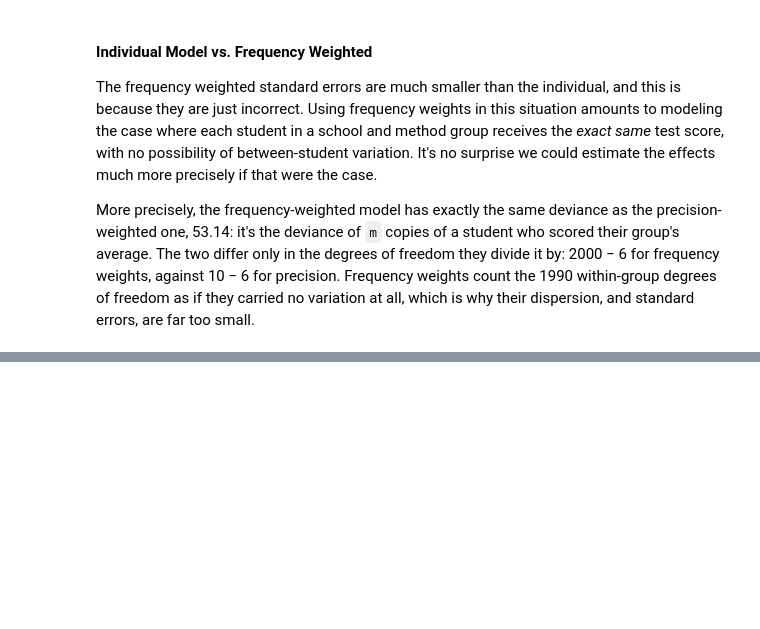
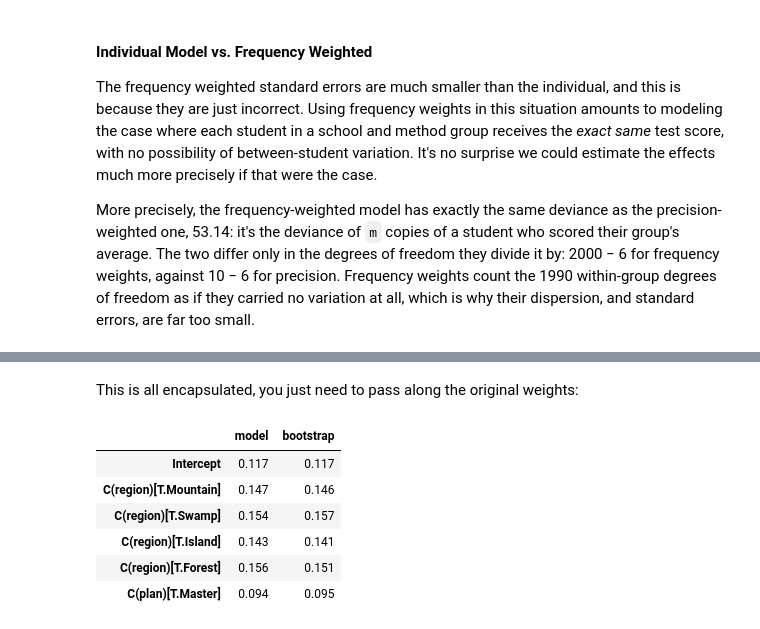
Before and after one commit to madrury/py-glm, a Jupyter notebook: examples/04-weights.ipynb, the cells around one changed output, grey strips where cells are left out. Saved outputs shown, nothing was run; the diff lists cells and outputs as text; code cells hidden in the pictures; blank space fills up the shorter version.

```diff
--- a/examples/04-weights.ipynb
+++ b/examples/04-weights.ipynb
@@ -328,0 +351,24 @@ More precisely, the frequency-weighted model has exactly the same deviance as th
+# %% [markdown]
+This is all encapsulated, you just need to pass along the original weights:
+# %%
+np.random.seed(7)
+customer_weights = customers_compressed["size"].to_numpy(float)
+replicates = Simulation(frequency).non_parametric_bootstrap(
+    customers_compressed, n_sim=500, frequency_weights=customer_weights
+)
+bootstrap_errors = pd.DataFrame(
+    {
+        "model": frequency.coef_standard_error_,
+        "bootstrap": coefficient_table(replicates).std().to_numpy(),
+    },
+    index=frequency.X_names,
+)
+bootstrap_errors.round(3)
+# %% [output]
+|  | model | bootstrap |
+| Intercept | 0.117 | 0.117 |
+| C(region)[T.Mountain] | 0.147 | 0.146 |
+| C(region)[T.Swamp] | 0.154 | 0.157 |
+| C(region)[T.Island] | 0.143 | 0.141 |
+| C(region)[T.Forest] | 0.156 | 0.151 |
+| C(plan)[T.Master] | 0.094 | 0.095 |
```
Also changed, not shown: parts of 11 cells of this notebook.
